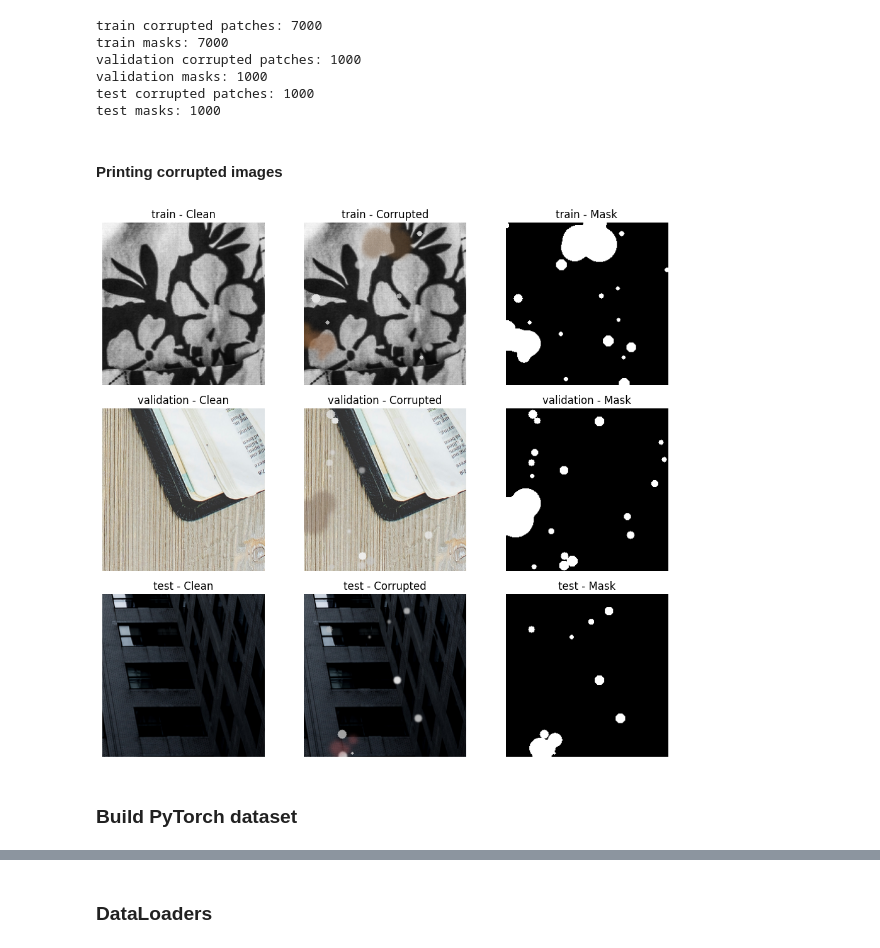
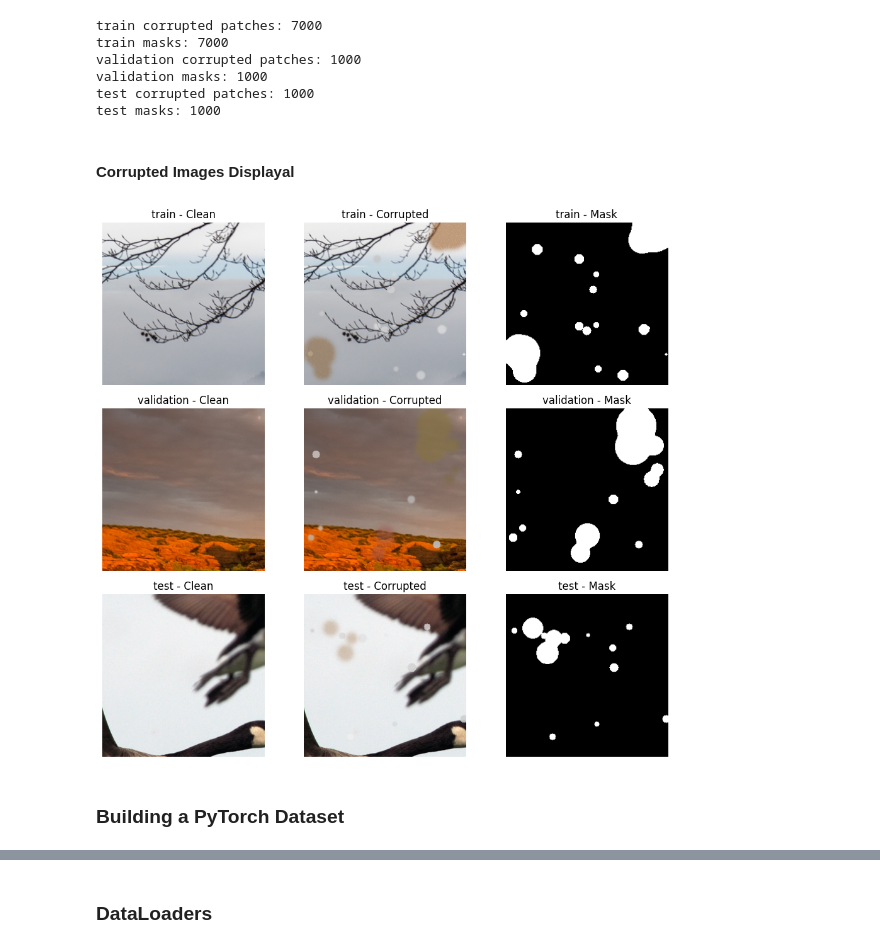
Before and after one commit to MaiaMarin/Dust-and-Stains-Removal-from-Images, a Jupyter notebook: Dust and Stains Removal from Images.ipynb, the cells around one changed output, grey strips where cells are left out. Drawn from its saved outputs; the diff is of its cells as text; code cells hidden in the pictures.

```diff
--- a/Dust and Stains Removal from Images.ipynb
+++ b/Dust and Stains Removal from Images.ipynb
@@ -159,12 +145,6 @@ Example test file: DIV2K_valid_HR/0801.png
 # %%
-from PIL import Image
-import random
-import shutil
-
 patch_size = 256
 patches_per_image = 10
-
-generated_path = base_path / "generated"
 
 if generated_path.exists():
     shutil.rmtree(generated_path)
@@ -173,12 +153,6 @@ split_files = {
     "train": train_files,
     "validation": val_files,
     "test": test_files
-}
-
-split_seed_offsets = {
-    "train": 0,
-    "validation": 1,
-    "test": 2
 }
 
 for split_name in split_files:
@@ -332,51 +316,42 @@ validation masks: 1000
 test corrupted patches: 1000
 test masks: 1000
 # %% [markdown]
-#### Printing corrupted images
+#### Corrupted Images Displayal
 # %%
-import random
-import numpy as np
-import matplotlib.pyplot as plt
-from PIL import Image
-from pathlib import Path
-
-base_path = Path(".")
-generated_path = base_path / "generated"
-
 splits = ["train", "validation", "test"]
 
 plt.figure(figsize=(10, 9))
 
 for row, split_name in enumerate(splits):
     clean_dir = generated_path / split_name / "clean"
     corrupted_dir = generated_path / split_name / "corrupted"
     mask_dir = generated_path / split_name / "masks"
 
     sample_file = random.choice(sorted(clean_dir.glob("*.png")))
 
     clean = np.array(Image.open(sample_file).convert("RGB"))
     corrupted = np.array(Image.open(corrupted_dir / sample_file.name).convert("RGB"))
     mask = np.array(Image.open(mask_dir / sample_file.name).convert("L"))
 
     plt.subplot(3, 3, row * 3 + 1)
     plt.imshow(clean)
     plt.title(f"{split_name} - Clean")
     plt.axis("off")
 
     plt.subplot(3, 3, row * 3 + 2)
     plt.imshow(corrupted)
     plt.title(f"{split_name} - Corrupted")
     plt.axis("off")
 
     plt.subplot(3, 3, row * 3 + 3)
     plt.imshow(mask, cmap="gray")
     plt.title(f"{split_name} - Mask")
     plt.axis("off")
 
 plt.tight_layout()
 plt.show()
 # %% [output]
-[figure, old version]
+[figure, new version]
 # %% [markdown]
-### Build PyTorch dataset
+### Building a PyTorch Dataset
 # %%
```
Also changed, not shown: parts of 10 cells of this notebook.
